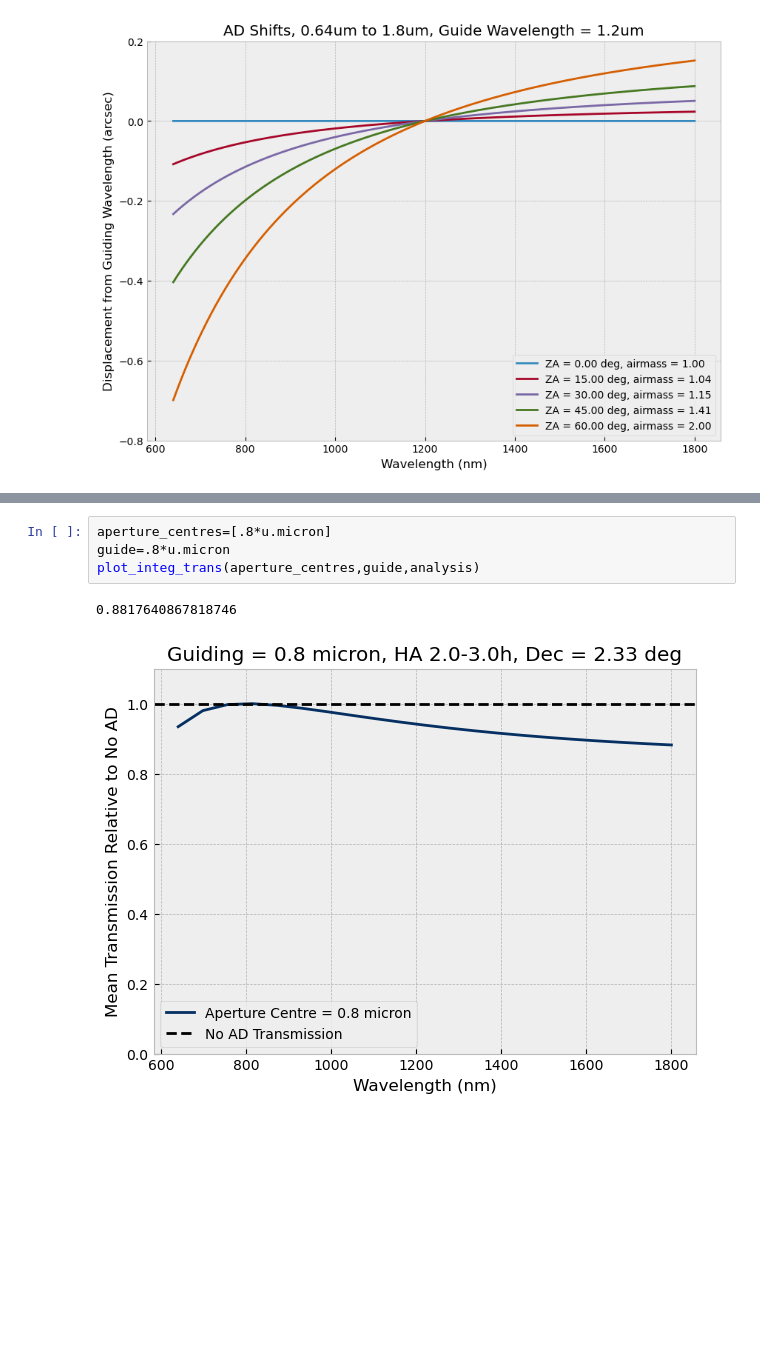
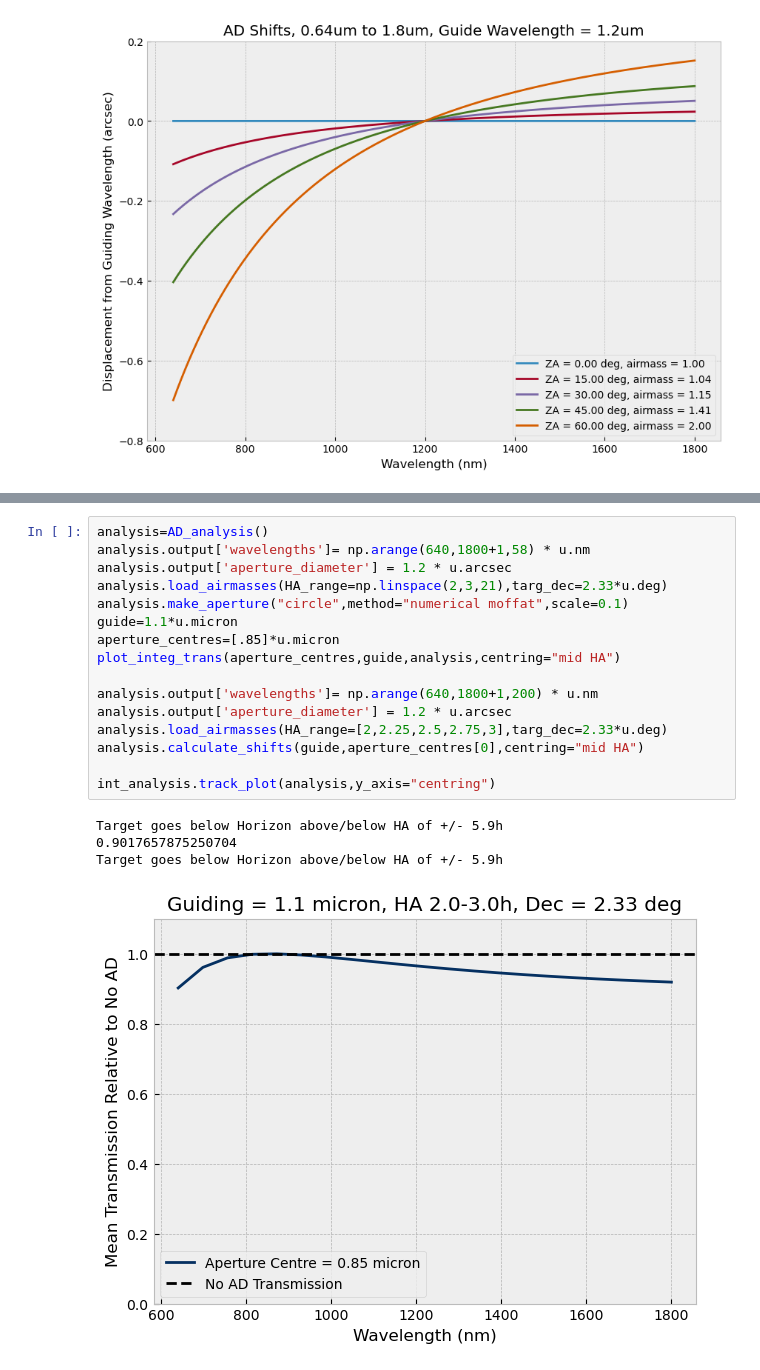
Before and after one commit to JamianStephan/MOSAIC-AD-Analysis, a Jupyter notebook: Main-Version/Moons.ipynb, the cells around one changed output, grey strips where cells are left out. Saved outputs shown, nothing was run; the diff lists cells and outputs as text; blank space fills up the shorter version.

```diff
--- a/Main-Version/Moons.ipynb
+++ b/Main-Version/Moons.ipynb
@@ -185,7 +143,21 @@ Best metric:
-# %%
-aperture_centres=[.8*u.micron]
-guide=.8*u.micron
-plot_integ_trans(aperture_centres,guide,analysis)
-# %% [output]
-0.8817640867818746
-[figure, removed]
+# %%
+analysis=AD_analysis()
+analysis.output['wavelengths']= np.arange(640,1800+1,58) * u.nm
+analysis.output['aperture_diameter'] = 1.2 * u.arcsec
+analysis.load_airmasses(HA_range=np.linspace(2,3,21),targ_dec=2.33*u.deg)
+analysis.make_aperture("circle",method="numerical moffat",scale=0.1)
+guide=1.1*u.micron
+aperture_centres=[.85]*u.micron
+plot_integ_trans(aperture_centres,guide,analysis,centring="mid HA")
+
+analysis.output['wavelengths']= np.arange(640,1800+1,200) * u.nm
+analysis.output['aperture_diameter'] = 1.2 * u.arcsec
+analysis.load_airmasses(HA_range=[2,2.25,2.5,2.75,3],targ_dec=2.33*u.deg)
+analysis.calculate_shifts(guide,aperture_centres[0],centring="mid HA")
+
+int_analysis.track_plot(analysis,y_axis="centring")
+# %% [output]
+Target goes below Horizon above/below HA of +/- 5.9h
+0.9017657875250704
+Target goes below Horizon above/below HA of +/- 5.9h
+[figure, added]
```
Also changed, not shown: parts of 7 cells of this notebook, 3 other files.
